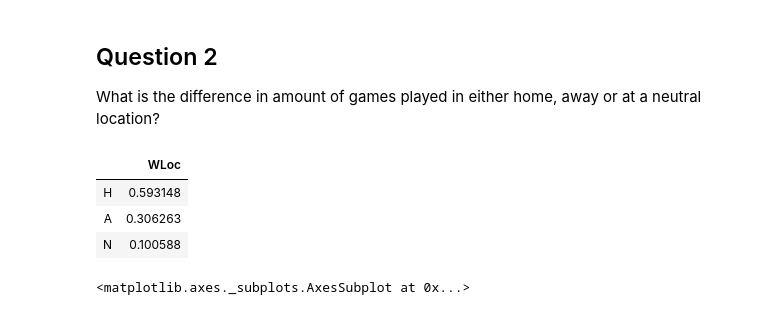
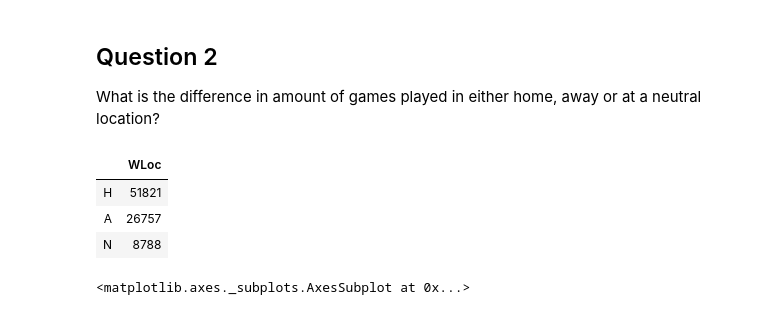
Before and after one commit to dreamtx01/Springboard, a Jupyter notebook: Folders/Capstone Project 1/Code/Storytellingpython.ipynb, the cells around one changed output. Cells and saved outputs as stored; diff of their text form; code cells hidden in the pictures.

```diff
--- a/Folders/Capstone Project 1/Code/Storytellingpython.ipynb
+++ b/Folders/Capstone Project 1/Code/Storytellingpython.ipynb
@@ -81,12 +89,12 @@ There seems to be no difference to the average number of points scored by the lo
 ## Question 2
 What is the difference in amount of games played in either home, away or at a neutral location?
 # %%
-pd.DataFrame(capstone.WLoc.value_counts(normalize=True))
+pd.DataFrame(capstone.WLoc.value_counts())
 # %% [output]
 |  | WLoc |
-| H | 0.593148 |
-| A | 0.306263 |
-| N | 0.100588 |
+| H | 51821 |
+| A | 26757 |
+| N | 8788 |
 # %%
 groupHome= capstone.groupby("Season").WLoc.value_counts()
 # %%
```
Also changed, not shown: parts of 4 cells of this notebook.
